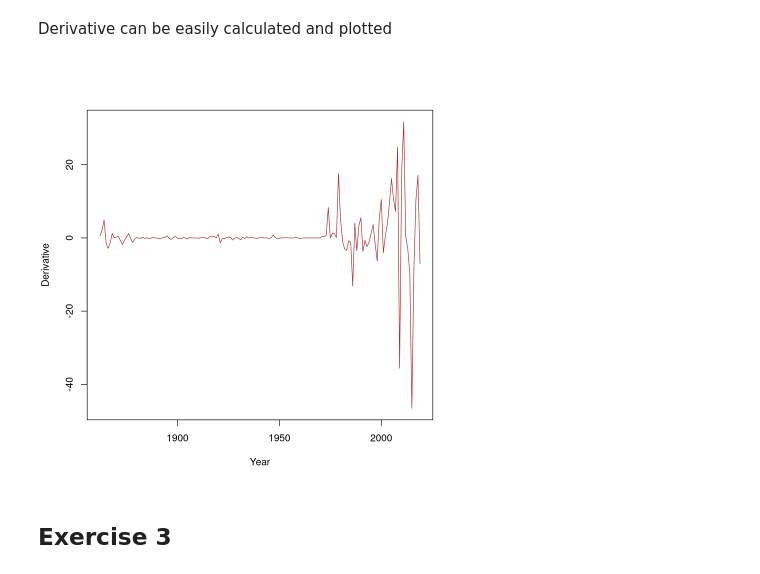
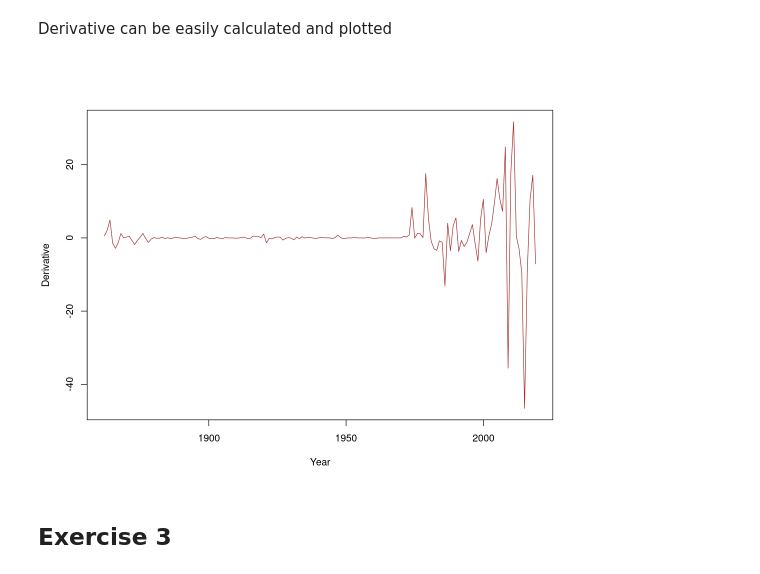
Before and after one commit to Confizolo/PoDProjects, a Jupyter notebook: ASfPA/Ex01/Ex01.ipynb, the cells around one changed output. Cells and saved outputs as stored; diff of their text form; code cells hidden in the pictures.

```diff
--- a/ASfPA/Ex01/Ex01.ipynb
+++ b/ASfPA/Ex01/Ex01.ipynb
@@ -105,9 +96,10 @@ Derivative can be easily calculated and plotted
 # %%
 deriv = oildata[2:nrow(oildata),]$OilPrice - oildata[1:nrow(oildata)-1,]$OilPrice
 # %%
+options(repr.plot.width=9, repr.plot.height=7)
 plot(oildata$Year[-1], deriv, t="l", xlab = "Year", ylab = "Derivative", col = "brown")
 # %% [output]
-[figure, old version]
+[figure, new version]
 # %% [markdown]
 ## Exercise 3
 # %%
```
Also changed, not shown: parts of 20 cells of this notebook, 1 other file.
